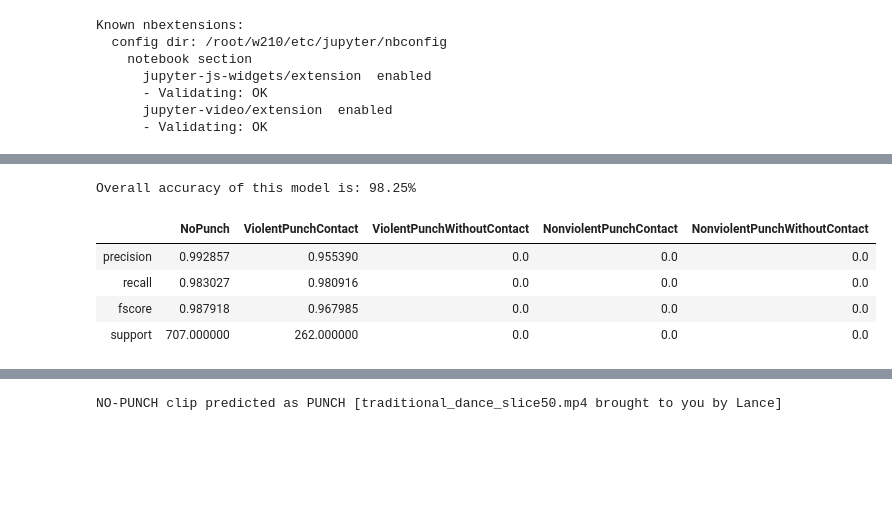
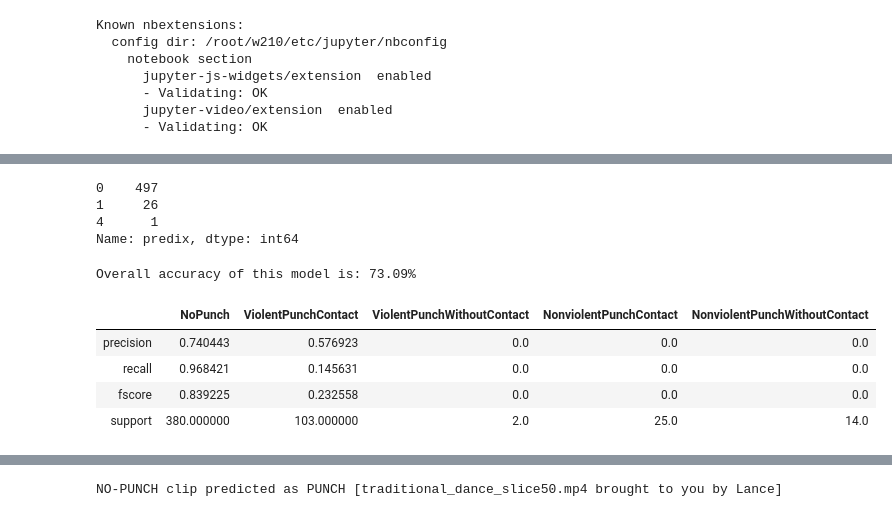
Before and after one commit to ahsenq/bittah-ninja, a Jupyter notebook: eval/EvalTheatre.ipynb, the cells around one changed output, grey strips where cells are left out. Drawn from its saved outputs; the diff is of its cells as text; code cells hidden in the pictures; blank space fills up the shorter version.

```diff
--- a/eval/EvalTheatre.ipynb
+++ b/eval/EvalTheatre.ipynb
@@ -26,4 +26,5 @@ Known nbextensions:
       - Validating: OK
 # %%
 !ls ../../models
+df = pd.read_pickle('/root/models/predictions.pickle')
 # %% [output]
@@ -33,2 +45,0 @@ simpleCNN_history_1000epochs_20191110_171702.pickle
-# %%
-df = pd.read_pickle('/data/models/predictions.pickle')
@@ -83 +77,11 @@ AttributeError: 'list' object has no attribute 'value_counts'
+# %%
+# extract predicted class from the ohe column 'y_pred'
+df['predix']=df.apply(lambda x: x['y_pred'].argmax(),axis=1)
+# %%
+df['predix'].value_counts()
+# %% [output]
+0    497
+1     26
+4      1
+Name: predix, dtype: int64
 # %%
@@ -123,24 +128,24 @@ if __name__ == '__main__':
     doctest.testmod()
 # %%
 # Show plain old accuracy
-acc = accuracy_score(y_true=ground_truth['binary'][model_predix.index],\
-              y_pred=model_predix['predix'])
+acc = accuracy_score(y_true=df['label'],\
+              y_pred=df['predix'])
 print(f"Overall accuracy of this model is: {acc:.2%}")
 # %% [output]
-Overall accuracy of this model is: 98.25%
+Overall accuracy of this model is: 73.09%
 # %%
 # Show precision_recall_fscore_support per label JUST BINARY FOR NOW
-raw_report = precision_recall_fscore_support(ground_truth['binary'][model_predix.index], model_predix['predix'],\
+raw_report = precision_recall_fscore_support(y_true=df['label'], y_pred=df['predix'],\
                                average=None,labels=[0,1,2,3,4])
 report = pd.DataFrame(raw_report, index=['precision','recall','fscore','support'],\
                      columns=gt_labels.values())
 report
 # %% [output]
 |  | NoPunch | ViolentPunchContact | ViolentPunchWithoutContact | NonviolentPunchContact | NonviolentPunchWithoutContact |
-| precision | 0.992857 | 0.955390 | 0.0 | 0.0 | 0.0 |
-| recall | 0.983027 | 0.980916 | 0.0 | 0.0 | 0.0 |
-| fscore | 0.987918 | 0.967985 | 0.0 | 0.0 | 0.0 |
-| support | 707.000000 | 262.000000 | 0.0 | 0.0 | 0.0 |
+| precision | 0.740443 | 0.576923 | 0.0 | 0.0 | 0.0 |
+| recall | 0.968421 | 0.145631 | 0.0 | 0.0 | 0.0 |
+| fscore | 0.839225 | 0.232558 | 0.0 | 0.0 | 0.0 |
+| support | 380.000000 | 103.000000 | 2.0 | 25.0 | 14.0 |
 # %%
 def plot_confusion_matrix(y_true, y_pred, labels,
                           normalize=False,
```
Also changed, not shown: parts of 21 cells of this notebook, 1 other file.
